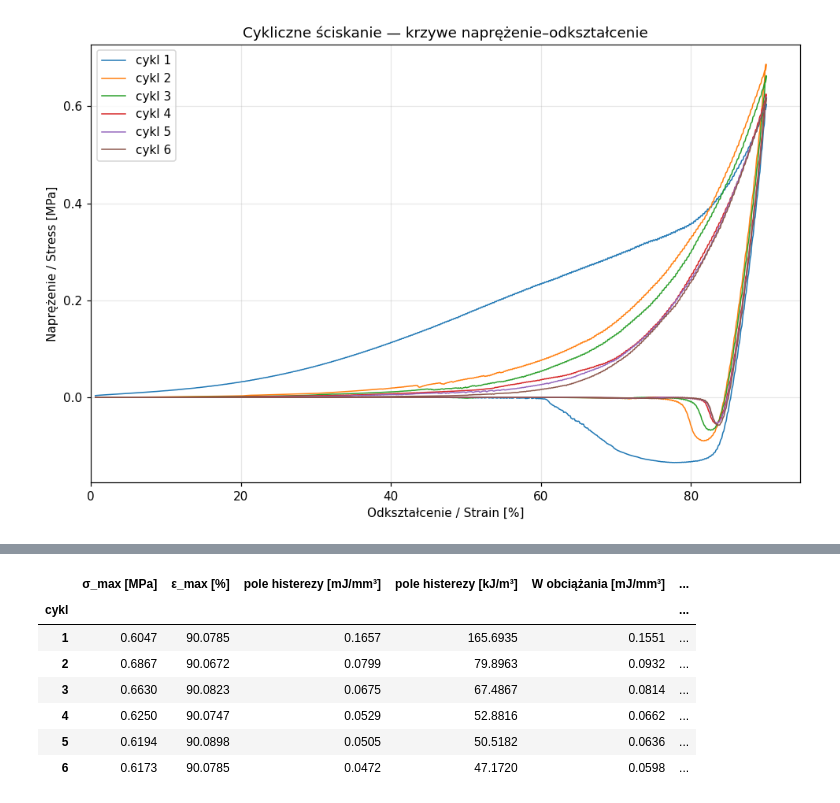
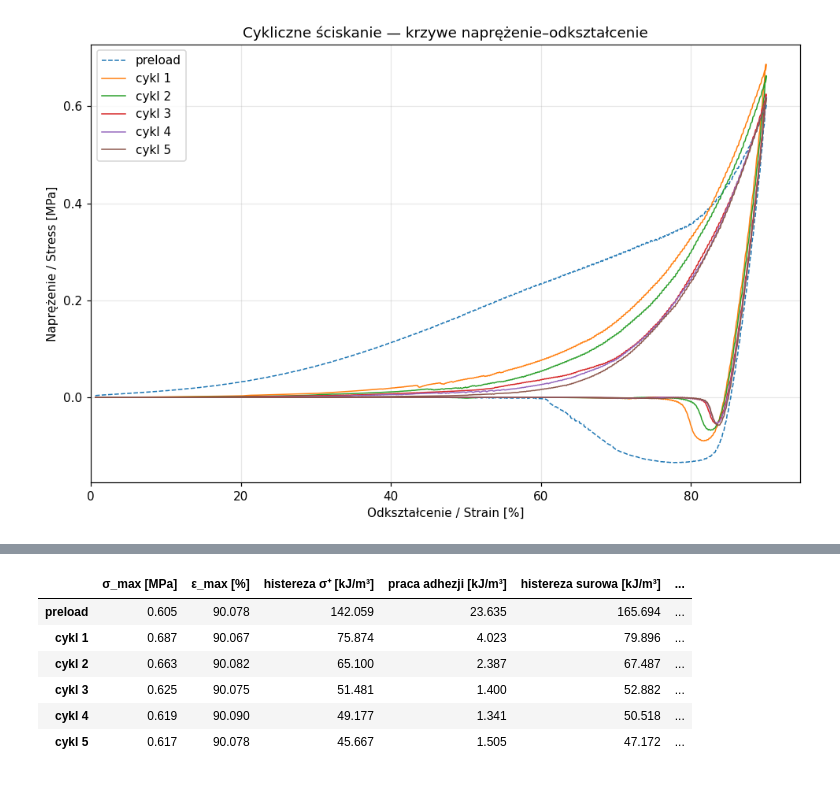
Before and after one commit to andrzej-daniel/analizy-ania, a Jupyter notebook: analiza_sciskanie_cykliczne.ipynb, the cells around one changed output, grey strips where cells are left out. Cells and saved outputs as stored; diff of their text form; code cells hidden in the pictures.

```diff
--- a/analiza_sciskanie_cykliczne.ipynb
+++ b/analiza_sciskanie_cykliczne.ipynb
@@ -12,8 +14,10 @@ Cel:
 import numpy as np
 import pandas as pd
 import matplotlib.pyplot as plt
+from scipy.optimize import curve_fit
 
 plt.rcParams['figure.dpi'] = 110
+OKNO_WYGLADZANIA = 51  # okno średniej ruchomej do modułów/progów (całki na surowych danych)
 # %% [markdown]
 ## 1. Wczytanie danych
 
@@ -71,8 +77,11 @@ for a, b in zip(granice[:-1], granice[1:]):
     if w_kontakcie[a] and b - a >= MIN_PUNKTOW:
         cykle.append(df.iloc[a:b])
 
-print(f'Wykryto cykli: {len(cykle)}')
-for i, c in enumerate(cykle, 1):
-    print(f'  cykl {i}: t = {c.czas_s.iloc[0]:7.1f}–{c.czas_s.iloc[-1]:7.1f} s, '
+nazwy = ['preload'] + [f'cykl {i}' for i in range(1, len(cykle))] if len(cykle) >= 2 \
+    else [f'cykl {i+1}' for i in range(len(cykle))]
+
+print(f'Wykryto ściśnięć: {len(cykle)}')
+for nazwa, c in zip(nazwy, cykle):
+    print(f'  {nazwa:8s}: t = {c.czas_s.iloc[0]:7.1f}–{c.czas_s.iloc[-1]:7.1f} s, '
           f'F_max = {c.sila_N.max():7.2f} N, σ_max = {c.naprezenie_MPa.max():.4f} MPa')
 # %% [output]
@@ -89,8 +98,9 @@ Wykryto cykli: 6
 fig, ax = plt.subplots(figsize=(9, 6))
 kolory = plt.cm.tab10(np.linspace(0, 1, 10))
 
-for i, c in enumerate(cykle, 1):
-    ax.plot(c['strain_pct'], c['naprezenie_MPa'], lw=1.0, color=kolory[i - 1], label=f'cykl {i}')
+for i, (nazwa, c) in enumerate(zip(nazwy, cykle)):
+    styl = '--' if nazwa == 'preload' else '-'
+    ax.plot(c['strain_pct'], c['naprezenie_MPa'], styl, lw=1.0, color=kolory[i], label=nazwa)
 
 ax.set_xlabel('Odkształcenie / Strain [%]')
 ax.set_ylabel('Naprężenie / Stress [MPa]')
@@ -114,37 +127,63 @@ Dodatkowo: praca z pętli siła–przemieszczenie [N·mm = mJ] oraz współczynn
 # %%
-wyniki = []
-for i, c in enumerate(cykle, 1):
+POZIOMY = [0.30, 0.60, 0.85]  # poziomy ε do śledzenia zmiękczenia
+
+def policz_cykl(c):
     eps = c['strain'].to_numpy()
     sig = c['naprezenie_MPa'].to_numpy()
     d = c['przemieszczenie_mm'].to_numpy()
     F = c['sila_N'].to_numpy()
+    sig_plus = np.clip(sig, 0, None)
+    sig_minus = np.clip(sig, None, 0)
+    i_max = int(np.argmax(eps))
 
-    i_max = int(np.argmax(eps))
-    W_obc = np.trapezoid(sig[:i_max + 1], eps[:i_max + 1])        # energia obciążania [mJ/mm³]
-    W_odc = -np.trapezoid(sig[i_max:], eps[i_max:])               # energia oddana przy odciążaniu
-    W_petla = np.trapezoid(sig, eps)                              # pole pętli = W_obc - W_odc
-    praca_mJ = np.trapezoid(F, d)                                 # pole pętli siła–przemieszczenie [mJ]
+    w_obc = np.trapezoid(sig_plus[:i_max + 1], eps[:i_max + 1])
+    w_odc = -np.trapezoid(sig_plus[i_max:], eps[i_max:])
+    histereza = np.trapezoid(sig_plus, eps)        # histereza materiału (σ⁺)
+    adhezja = np.trapezoid(sig_minus, eps)         # praca odrywania od płyty (≥ 0)
+    surowa = np.trapezoid(sig, eps)                # = histereza + adhezja
+    praca_mJ = np.trapezoid(F, d)
 
-    wyniki.append({
-        'cykl': i,
+    # gałąź obciążania, wygładzona — moduły, zmiękczenie, próg kontaktu
+    sig_w = pd.Series(sig[:i_max + 1]).rolling(OKNO_WYGLADZANIA, center=True, min_periods=1).mean().to_numpy()
+    eps_o = eps[:i_max + 1]
+    rosnace = np.concatenate([[True], np.diff(np.maximum.accumulate(eps_o)) > 0])
+    sig_przy = lambda e: float(np.interp(e, eps_o[rosnace], sig_w[rosnace])) \
+        if eps_o[rosnace][0] <= e <= eps_o[rosnace][-1] else np.nan
+    modul = lambda e1, e2: (sig_przy(e2) - sig_przy(e1)) / (e2 - e1)
+
+    prog = max(0.005 * sig.max(), 0.001)
+    powyzej = np.flatnonzero(sig_w > prog)
+    eps_kontaktu = eps_o[powyzej[0]] if len(powyzej) else np.nan
+
+    return {
         'σ_max [MPa]': sig.max(),
         'ε_max [%]': eps.max() * 100,
-        'pole histerezy [mJ/mm³]': W_petla,
-        'pole histerezy [kJ/m³]': W_petla * 1000,
-        'W obciążania [mJ/mm³]': W_obc,
-        'W odciążania [mJ/mm³]': W_odc,
-        'dyssypacja [%]': 100 * W_petla / W_obc,
+        'histereza σ⁺ [kJ/m³]': histereza * 1000,
+        'praca adhezji [kJ/m³]': adhezja * 1000,
+        'histereza surowa [kJ/m³]': surowa * 1000,
+        'W obciążania [mJ/mm³]': w_obc,
+        'W odciążania [mJ/mm³]': w_odc,
+        'dyssypacja [%]': 100 * histereza / w_obc,
+        'resilience [%]': 100 * w_odc / w_obc,
         'praca pętli [N·mm]': praca_mJ,
-    })
+        'E₁₀₋₃₀ [MPa]': modul(0.10, 0.30),
+        'E₆₀₋₈₅ [MPa]': modul(0.60, 0.85),
+        **{f'σ({int(p*100)}%) [MPa]': sig_przy(p) for p in POZIOMY},
+        'ε kontaktu [%]': eps_kontaktu * 100,
+    }
 
-tabela = pd.DataFrame(wyniki).set_index('cykl')
-tabela.round(4)
+tabela = pd.DataFrame([policz_cykl(c) for c in cykle], index=nazwy)
+tabela['permanent set [p.p.]'] = tabela['ε kontaktu [%]'] - tabela['ε kontaktu [%]'].iloc[0]
+tabela['σ(60%) vs preload [%]'] = 100 * tabela['σ(60%) [MPa]'] / tabela['σ(60%) [MPa]'].iloc[0]
+
+tabela_energia = tabela[['σ_max [MPa]', 'ε_max [%]', 'histereza σ⁺ [kJ/m³]', 'praca adhezji [kJ/m³]',
+                         'histereza surowa [kJ/m³]', 'dyssypacja [%]', 'resilience [%]', 'praca pętli [N·mm]']]
+tabela_energia.round(3)
 # %% [output]
-|  | σ_max [MPa] | ε_max [%] | pole histerezy [mJ/mm³] | pole histerezy [kJ/m³] | W obciążania [mJ/mm³] | ... |
-| cykl |  |  |  |  |  | ... |
-| 1 | 0.6047 | 90.0785 | 0.1657 | 165.6935 | 0.1551 | ... |
-| 2 | 0.6867 | 90.0672 | 0.0799 | 79.8963 | 0.0932 | ... |
-| 3 | 0.6630 | 90.0823 | 0.0675 | 67.4867 | 0.0814 | ... |
-| 4 | 0.6250 | 90.0747 | 0.0529 | 52.8816 | 0.0662 | ... |
-| 5 | 0.6194 | 90.0898 | 0.0505 | 50.5182 | 0.0636 | ... |
-| 6 | 0.6173 | 90.0785 | 0.0472 | 47.1720 | 0.0598 | ... |
+|  | σ_max [MPa] | ε_max [%] | histereza σ⁺ [kJ/m³] | praca adhezji [kJ/m³] | histereza surowa [kJ/m³] | ... |
+| preload | 0.605 | 90.078 | 142.059 | 23.635 | 165.694 | ... |
+| cykl 1 | 0.687 | 90.067 | 75.874 | 4.023 | 79.896 | ... |
+| cykl 2 | 0.663 | 90.082 | 65.100 | 2.387 | 67.487 | ... |
+| cykl 3 | 0.625 | 90.075 | 51.481 | 1.400 | 52.882 | ... |
+| cykl 4 | 0.619 | 90.090 | 49.177 | 1.341 | 50.518 | ... |
+| cykl 5 | 0.617 | 90.078 | 45.667 | 1.505 | 47.172 | ... |
```
Also changed, not shown: parts of 12 cells of this notebook, 7 other files.
